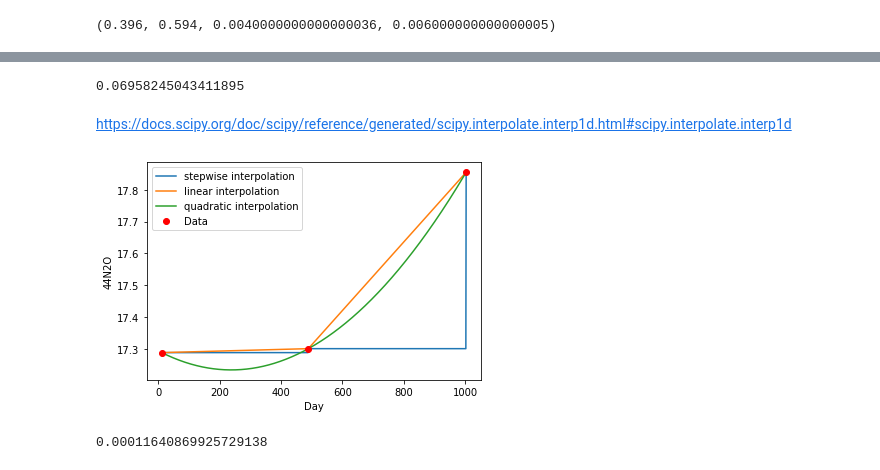
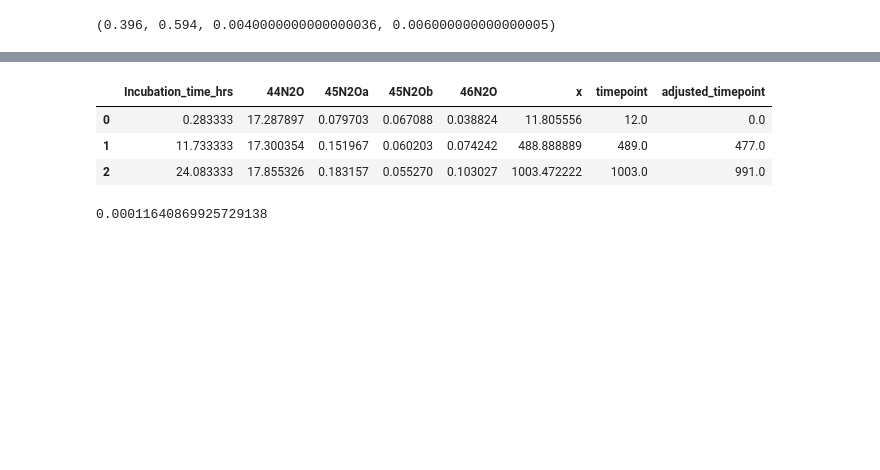
Before and after one commit to ckelly314/isotopomer-soup, a Jupyter notebook: 15N model.ipynb, the cells around one changed output, grey strips where cells are left out. Cells and saved outputs as stored; diff of their text form; code cells hidden in the pictures; blank space fills up the shorter version.

```diff
--- a/15N model.ipynb
+++ b/15N model.ipynb
@@ -83,44 +29,12 @@ def calculate_error(measured_data, modeled_data, T):
-# %%
-calculate_error(grid_data(timepoints, T, '46N2O', "quadratic"), n2o_45a, T)
-# %% [output]
-0.06958245043411895
-# %% [markdown]
-https://docs.scipy.org/doc/scipy/reference/generated/scipy.interpolate.interp1d.html#scipy.interpolate.interp1d
-# %%
-### TRY THREE DIFFERENT INTERPOLATION METHODS ###
-data = sc.read_data('00_incubationdata.csv')
-
-timepoints = sc.get_experiment(data=data,
-                                 station="PS2", feature="SCM", tracer="NO2-")
-timepoints['timepoint'] = round(timepoints.x,0)
-
-xmin = int(timepoints.timepoint.min())
-xmax = int(timepoints.timepoint.max())
-
-xfine = np.linspace(xmin,xmax,(xmax-xmin+1)) # this gives us evenly-spaced integers that can match up with model timepoints
-
-x = timepoints.timepoint
-y = timepoints['44N2O']
-x_fine = xfine # get a range of x to interpolate over
-
-fig, ax = plt.subplots()
-
-# the scipy interp package lets us interpolate between points in different ways
-ax.plot(x_fine,interp.interp1d(x,y,kind="zero")(x_fine), label="stepwise interpolation")
-ax.plot(x_fine,interp.interp1d(x,y,kind="linear")(x_fine), label="linear interpolation")
-ax.plot(x_fine,interp.interp1d(x,y,kind="quadratic")(x_fine), label="quadratic interpolation")
-ax.plot(x,y,'ro', label="Data")
-#ax.set_ylim([0, 6]) # a common y-axis range will let us compare plots
-
-# make our plot nice with axis labels, a legend, and a title
-ax.legend()
-ax.set_xlabel("Day")
-ax.set_ylabel('44N2O')
-
-# store interpolation results
-interpolated = pd.DataFrame([])
-# %% [output]
-[figure, removed]
+# %%
+sc.grid_data(filename='00_incubationdata.csv',
+                          station="PS2", feature="SCM", tracer="NO2-",
+                          T=1000)
+# %% [output]
+|  | Incubation_time_hrs | 44N2O | 45N2Oa | 45N2Ob | 46N2O | x | timepoint | adjusted_timepoint |
+| 0 | 0.283333 | 17.287897 | 0.079703 | 0.067088 | 0.038824 | 11.805556 | 12.0 | 0.0 |
+| 1 | 11.733333 | 17.300354 | 0.151967 | 0.060203 | 0.074242 | 488.888889 | 489.0 | 477.0 |
+| 2 | 24.083333 | 17.855326 | 0.183157 | 0.055270 | 0.103027 | 1003.472222 | 1003.0 | 991.0 |
 # %%
 ### INITS ###
 
```
Also changed, not shown: parts of 12 cells of this notebook, 9 other files.
